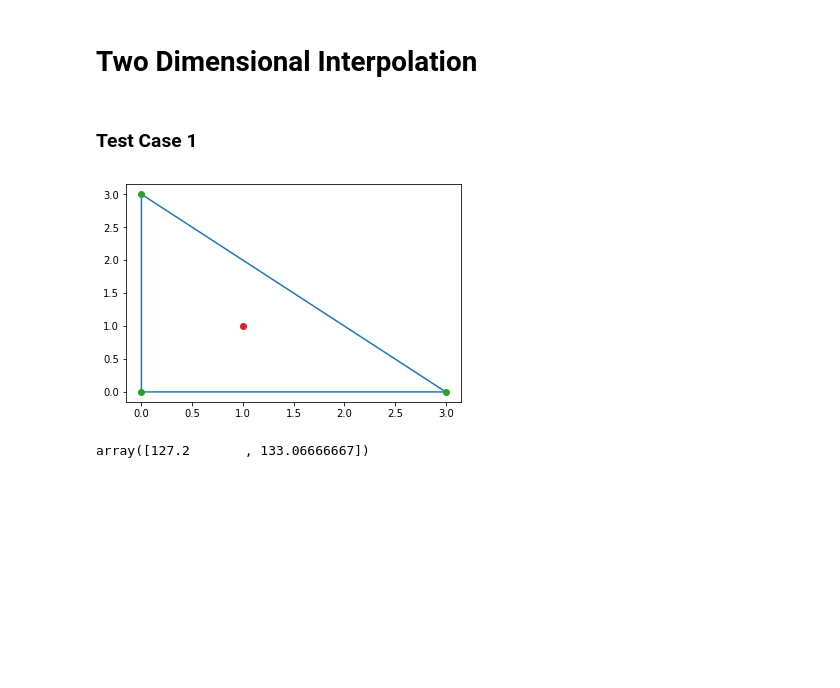
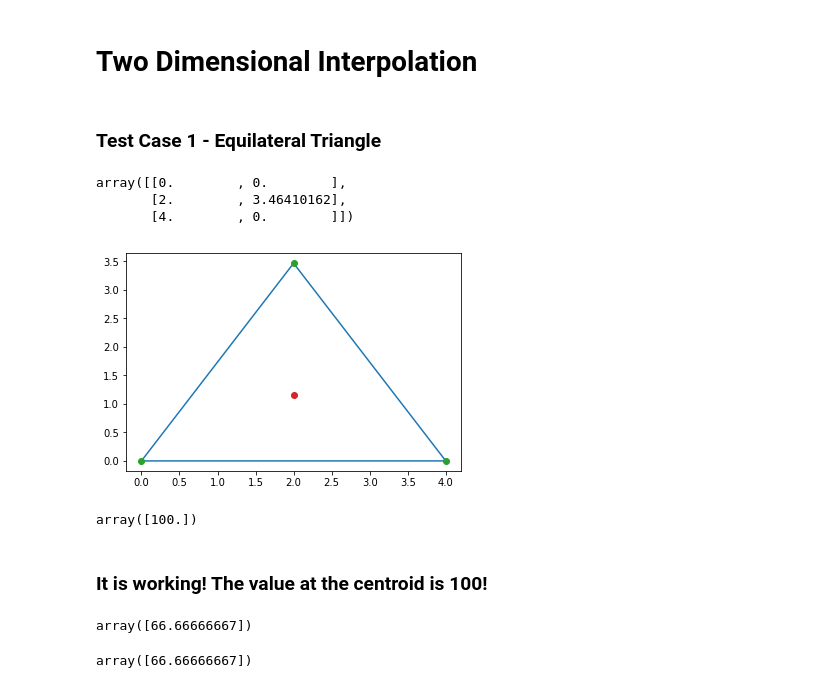
Before and after one commit to tanneryilmaz/Numerical_Simulations, a Jupyter notebook: Delaunay_Triangulation/2D_Interpolation.ipynb, the cells around one changed output. Drawn from its saved outputs; the diff is of its cells as text; code cells hidden in the pictures; blank space fills up the shorter version.

```diff
--- a/Delaunay_Triangulation/2D_Interpolation.ipynb
+++ b/Delaunay_Triangulation/2D_Interpolation.ipynb
@@ -9,13 +10,4 @@ import DelaunayPlotter3D # only works for plotting 3D delaunay triangulations
 # %% [markdown]
 # Two Dimensional Interpolation
 # %% [markdown]
-### Test Case 1
+### Test Case 1 - Equilateral Triangle
-# %%
-points = np.array([[0, 0], [0, 3], [3, 0]])
-triangulation = Delaunay(points)
-plt.triplot(points[:,0], points[:,1], triangulation.simplices.copy())
-plt.plot(points[:,0], points[:,1], 'o')
-plt.plot(1, 1, 'o')
-plt.show()
-# %% [output]
-[figure, removed]
@@ -24,4 +14,28 @@ f = interpolate(triangulation, [199,111,10])
-# %%
-f.__call__([1,1], [.3, .1])
-# %% [output]
-array([127.2       , 133.06666667])
+# %%
+points = np.array([[0, 0], [2, (np.sqrt(3)/2)*4], [4, 0]]) # making points for an equilateral triangle
+tri = Delaunay(points) # creating delaunay triangulation
+plot_delaunay_2D(tri)
+tri_indx = 0 # index of triangle whose centroid we want to plot
+plt.plot(centroid(tri, tri_indx)[0], centroid(tri, tri_indx)[1], 'o') # plotting centroid point
+tri.points
+# %% [output]
+array([[0.        , 0.        ],
+       [2.        , 3.46410162],
+       [4.        , 0.        ]])
+[figure, added]
+# %%
+f = interpolate(tri, [100,100,100]) # argument form: (delaunay triangulation, vertex values)
+f.__call__([centroid(tri, tri_indx)[0], centroid(tri, tri_indx)[1]])
+# %% [output]
+array([100.])
+# %% [markdown]
+### It is working! The value at the centroid is 100!
+# %%
+f = interpolate(tri, [100,0,100]) # argument form: (delaunay triangulation, vertex values)
+f.__call__([centroid(tri, tri_indx)[0], centroid(tri, tri_indx)[1]])
+# %% [output]
+array([66.66666667])
+# %%
+f.__call__([centroid(tri, tri_indx)[0] + 1, centroid(tri, tri_indx)[1]]) # adding 1 to x coordinate shifts point to the right
+# %% [output]
+array([66.66666667])
```
Also changed, not shown: parts of 12 cells of this notebook, 2 other files.
